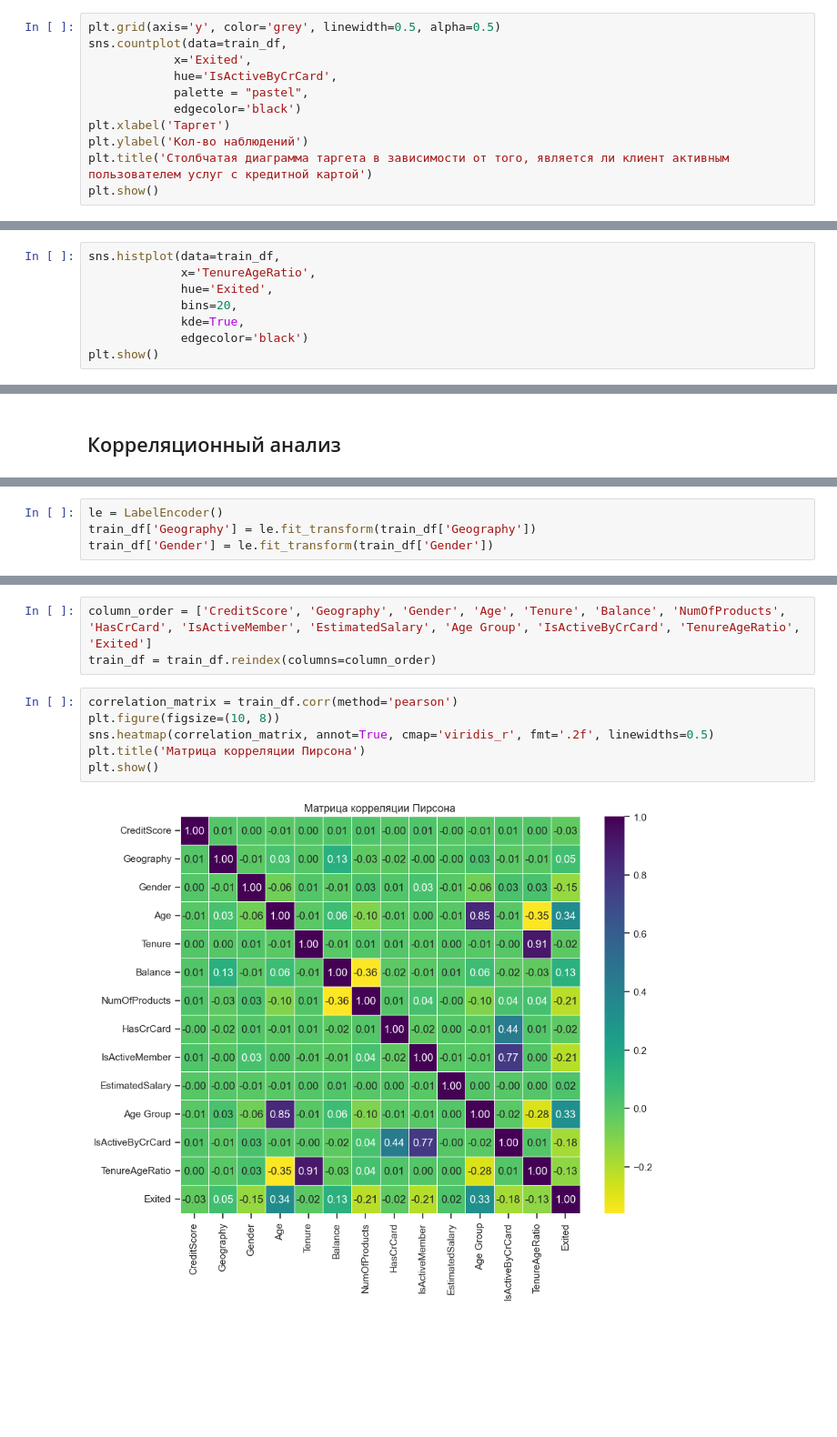
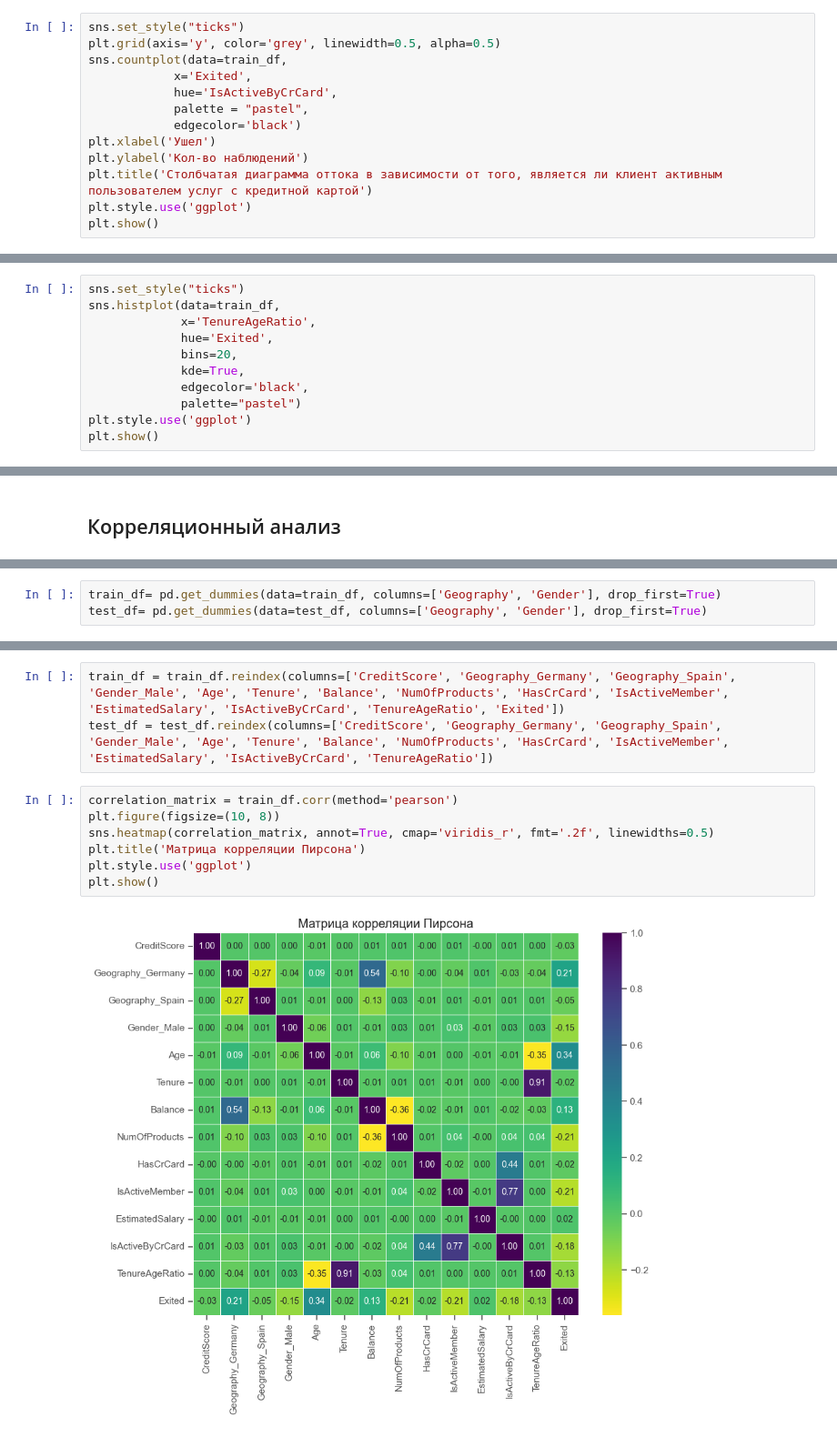
Before and after one commit to yuvscherbatov/Bank-Churn-Classification, a Jupyter notebook: EDA.ipynb, the cells around one changed output, grey strips where cells are left out. Shown at 91% size. Saved outputs shown, nothing was run; the diff lists cells and outputs as text; blank space fills up the shorter version.

```diff
--- a/EDA.ipynb
+++ b/EDA.ipynb
@@ -371,12 +466,14 @@ train_df['IsActiveByCrCard'] = train_df['HasCrCard'] * train_df['IsActiveMember'
 # %%
+sns.set_style("ticks")
 plt.grid(axis='y', color='grey', linewidth=0.5, alpha=0.5)
 sns.countplot(data=train_df,
             x='Exited',
             hue='IsActiveByCrCard',
             palette = "pastel",
             edgecolor='black')
-plt.xlabel('Таргет')
+plt.xlabel('Ушел')
 plt.ylabel('Кол-во наблюдений')
-plt.title('Столбчатая диаграмма таргета в зависимости от того, является ли клиент активным пользователем услуг с кредитной картой')
+plt.title('Столбчатая диаграмма оттока в зависимости от того, является ли клиент активным пользователем услуг с кредитной картой')
+plt.style.use('ggplot')
 plt.show()
 # %% [output]
@@ -392,9 +490,12 @@ train_df['TenureAgeRatio'] = train_df['Tenure'] / train_df['Age']
 # %%
+sns.set_style("ticks")
 sns.histplot(data=train_df,
              x='TenureAgeRatio',
              hue='Exited',
              bins=20,
              kde=True,
-             edgecolor='black')
+             edgecolor='black',
+             palette="pastel")
+plt.style.use('ggplot')
 plt.show()
 # %% [output]
@@ -408,4 +509,3 @@ plt.show()
 # %%
-le = LabelEncoder()
-train_df['Geography'] = le.fit_transform(train_df['Geography'])
-train_df['Gender'] = le.fit_transform(train_df['Gender'])
+train_df= pd.get_dummies(data=train_df, columns=['Geography', 'Gender'], drop_first=True)
+test_df= pd.get_dummies(data=test_df, columns=['Geography', 'Gender'], drop_first=True)
@@ -412,14 +521,15 @@ train_df['Gender'] = le.fit_transform(train_df['Gender'])
 # %%
-column_order = ['CreditScore', 'Geography', 'Gender', 'Age', 'Tenure', 'Balance', 'NumOfProducts', 'HasCrCard', 'IsActiveMember', 'EstimatedSalary', 'Age Group', 'IsActiveByCrCard', 'TenureAgeRatio', 'Exited']
-train_df = train_df.reindex(columns=column_order)
+train_df = train_df.reindex(columns=['CreditScore', 'Geography_Germany', 'Geography_Spain', 'Gender_Male', 'Age', 'Tenure', 'Balance', 'NumOfProducts', 'HasCrCard', 'IsActiveMember', 'EstimatedSalary', 'IsActiveByCrCard', 'TenureAgeRatio', 'Exited'])
+test_df = test_df.reindex(columns=['CreditScore', 'Geography_Germany', 'Geography_Spain', 'Gender_Male', 'Age', 'Tenure', 'Balance', 'NumOfProducts', 'HasCrCard', 'IsActiveMember', 'EstimatedSalary', 'IsActiveByCrCard', 'TenureAgeRatio'])
 # %%
 correlation_matrix = train_df.corr(method='pearson')
 plt.figure(figsize=(10, 8))
 sns.heatmap(correlation_matrix, annot=True, cmap='viridis_r', fmt='.2f', linewidths=0.5)
 plt.title('Матрица корреляции Пирсона')
+plt.style.use('ggplot')
 plt.show()
 # %% [output]
-[figure, old version]
+[figure, new version]
 # %% [markdown]
 **_Результаты корреляционного анализа на линейную зависимость:_**
 
```
Also changed, not shown: parts of 59 cells of this notebook, 6 other files.
